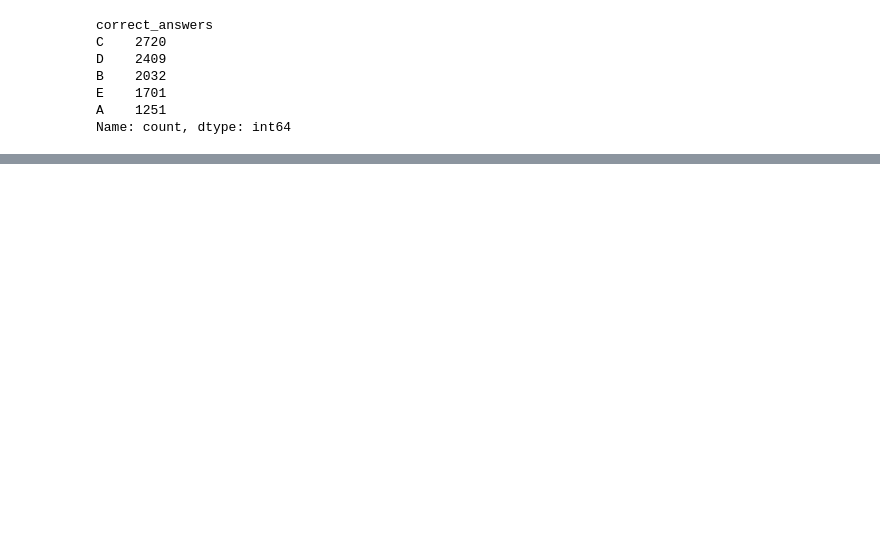
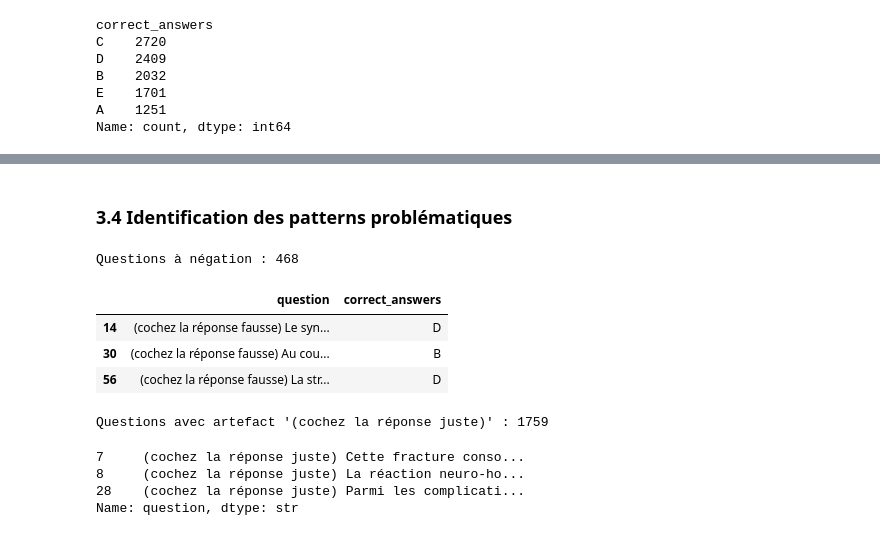
Before and after one commit to RandomFab/medical-triage-llm-finetuning, a Jupyter notebook: notebooks/EDA/mediqal_analysis.ipynb, the cells around one changed output, grey strips where cells are left out. Drawn from its saved outputs; the diff is of its cells as text; code cells hidden in the pictures; blank space fills up the shorter version.

```diff
--- a/notebooks/EDA/mediqal_analysis.ipynb
+++ b/notebooks/EDA/mediqal_analysis.ipynb
@@ -150,0 +153,24 @@ df.head(100)
+# %% [markdown]
+### 3.4 Identification des patterns problématiques
+# %%
+# Questions à négation : la réponse "correcte" est médicalement fausse
+mask_false = df_mcqu["question"].str.contains("cochez la réponse fausse", case=False)
+print(f"Questions à négation : {mask_false.sum()}")
+df_mcqu[mask_false][["question", "correct_answers"]].head(3)
+# %% [output]
+Questions à négation : 468
+|  | question | correct_answers |
+| 14 | (cochez la réponse fausse) Le syn... | D |
+| 30 | (cochez la réponse fausse) Au cou... | B |
+| 56 | (cochez la réponse fausse) La str... | D |
+# %%
+# Artefacts QCM papier : "(cochez la réponse juste)"
+mask_coche = df_mcqu["question"].str.contains(r"\(cochez la réponse juste\)", case=False)
+print(f"Questions avec artefact '(cochez la réponse juste)' : {mask_coche.sum()}")
+df_mcqu[mask_coche]["question"].head(3)
+# %% [output]
+Questions avec artefact '(cochez la réponse juste)' : 1759
+7     (cochez la réponse juste) Cette fracture conso...
+8     (cochez la réponse juste) La réaction neuro-ho...
+28    (cochez la réponse juste) Parmi les complicati...
+Name: question, dtype: str
```
Also changed, not shown: parts of 33 cells of this notebook, 3 other files.
